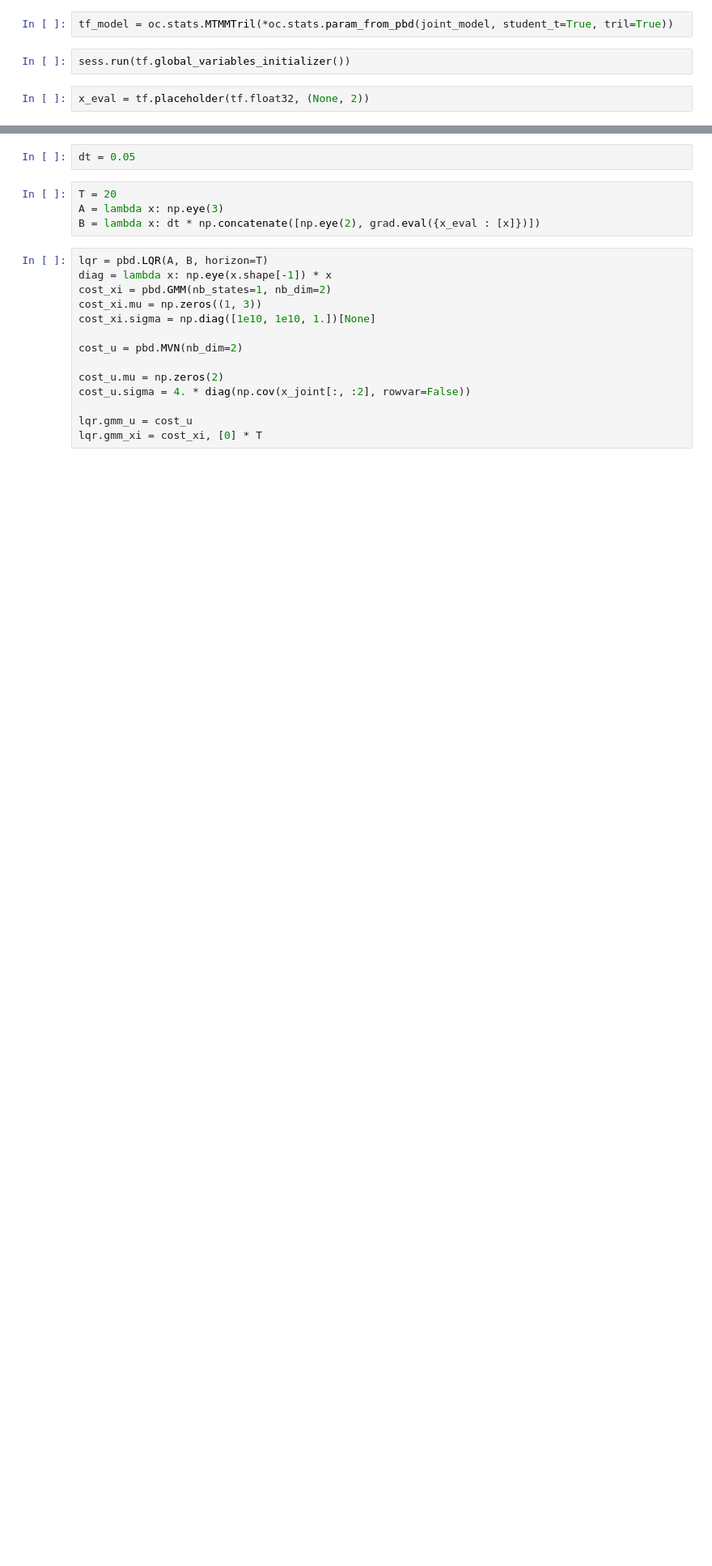
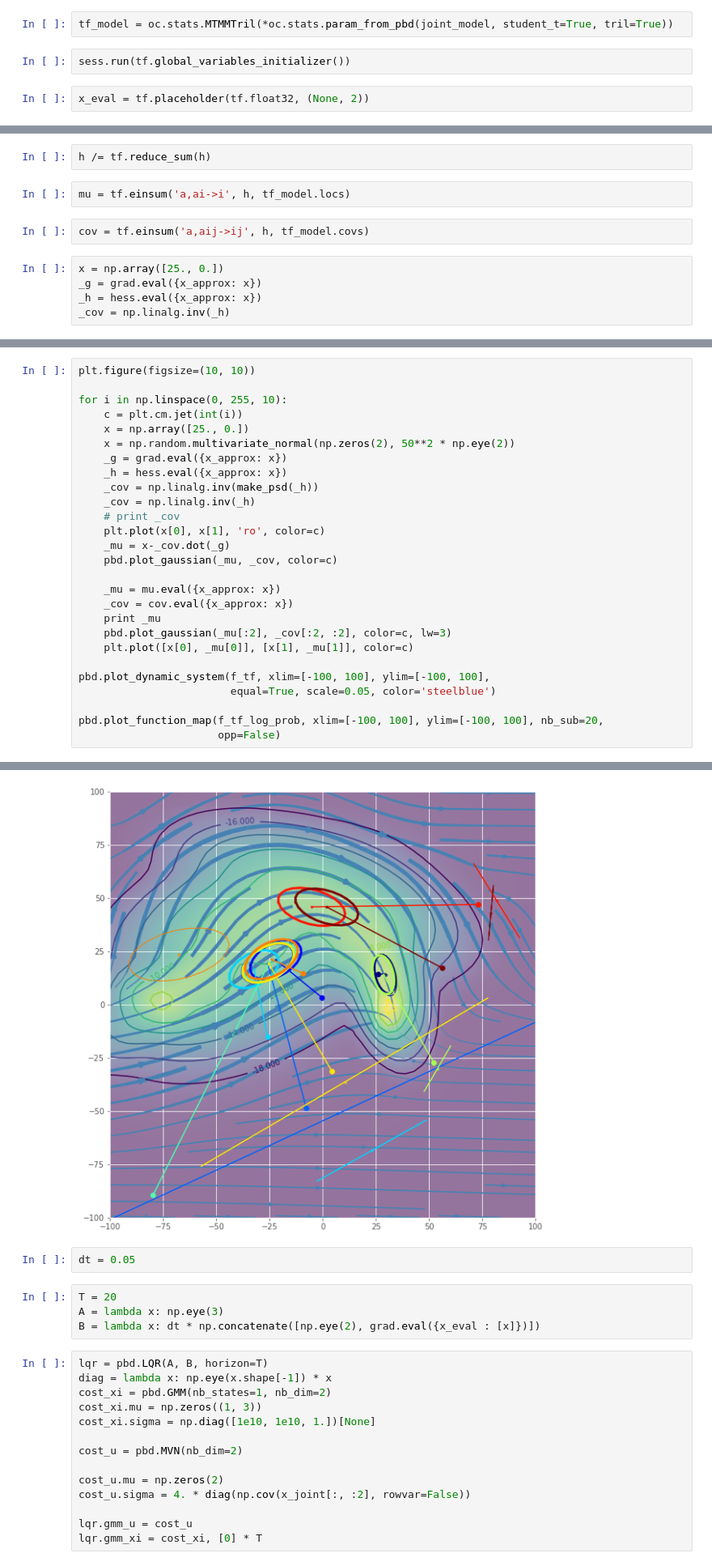
Before and after one commit to itohdak/pbdlib-python, a Jupyter notebook: pop/Test Bayesian GMM - Policy - Quadratic approximation mixture of Gaussian.ipynb, the cells around one changed output, grey strips where cells are left out. Shown at 81% size. Cells and saved outputs as stored; diff of their text form; blank space fills up the shorter version.

```diff
--- a/pop/Test Bayesian GMM - Policy - Quadratic approximation mixture of Gaussian.ipynb
+++ b/pop/Test Bayesian GMM - Policy - Quadratic approximation mixture of Gaussian.ipynb
@@ -134,0 +145,11 @@ grad = tf.gradients(y_uncertainty, x_eval)[0]
+# %%
+h /= tf.reduce_sum(h)
+# %%
+mu = tf.einsum('a,ai->i', h, tf_model.locs)
+# %%
+cov = tf.einsum('a,aij->ij', h, tf_model.covs)
+# %%
+x = np.array([25., 0.])
+_g = grad.eval({x_approx: x})
+_h = hess.eval({x_approx: x})
+_cov = np.linalg.inv(_h)
@@ -134,0 +160,28 @@ grad = tf.gradients(y_uncertainty, x_eval)[0]
+# %%
+plt.figure(figsize=(10, 10))
+
+for i in np.linspace(0, 255, 10):
+    c = plt.cm.jet(int(i))
+    x = np.array([25., 0.])
+    x = np.random.multivariate_normal(np.zeros(2), 50**2 * np.eye(2))
+    _g = grad.eval({x_approx: x})
+    _h = hess.eval({x_approx: x})
+    _cov = np.linalg.inv(make_psd(_h))
+    _cov = np.linalg.inv(_h)
+    # print _cov
+    plt.plot(x[0], x[1], 'ro', color=c)
+    _mu = x-_cov.dot(_g)
+    pbd.plot_gaussian(_mu, _cov, color=c)
+
+    _mu = mu.eval({x_approx: x})
+    _cov = cov.eval({x_approx: x})
+    print _mu
+    pbd.plot_gaussian(_mu[:2], _cov[:2, :2], color=c, lw=3)
+    plt.plot([x[0], _mu[0]], [x[1], _mu[1]], color=c)
+
+pbd.plot_dynamic_system(f_tf, xlim=[-100, 100], ylim=[-100, 100],
+                        equal=True, scale=0.05, color='steelblue')
+
+pbd.plot_function_map(f_tf_log_prob, xlim=[-100, 100], ylim=[-100, 100], nb_sub=20,
+                      opp=False)
+# %% [output]
@@ -135,3 +198,4 @@ grad = tf.gradients(y_uncertainty, x_eval)[0]
+[figure, added]
 # %%
 dt = 0.05
 # %%
```
Also changed, not shown: parts of 21 cells of this notebook, 10 other files.
